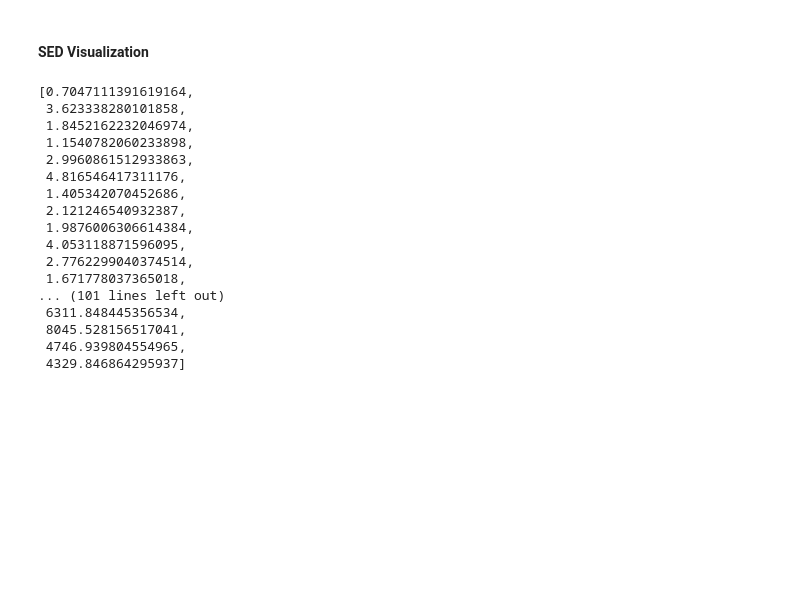
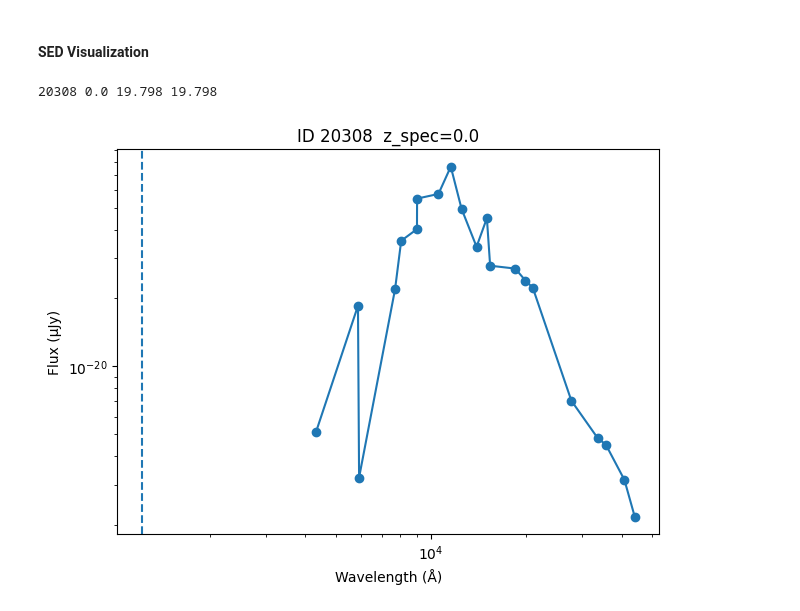
Before and after one commit to sfremy/my-eazy-jwst, a Jupyter notebook: scripts/eazy_imaging.ipynb, the cells around one changed output. Drawn from its saved outputs; the diff is of its cells as text; code cells hidden in the pictures; blank space fills up the shorter version.

Commit message:
sed visualizer

```diff
--- a/scripts/eazy_imaging.ipynb
+++ b/scripts/eazy_imaging.ipynb
@@ -348,22 +260,56 @@ wfc3-uvis
 # %% [markdown]
 #### SED Visualization
-# %%
-pivot_list
-# %% [output]
-[0.7047111391619164,
- 3.623338280101858,
- 1.8452162232046974,
- 1.1540782060233898,
- 2.9960861512933863,
- 4.816546417311176,
- 1.405342070452686,
- 2.121246540932387,
- 1.9876006306614384,
- 4.053118871596095,
- 2.7762299040374514,
- 1.671778037365018,
-... (101 lines left out)
- 6311.848445356534,
- 8045.528156517041,
- 4746.939804554965,
- 4329.846864295937]
+# %%
+# Select used filters per target & pick out low & high limit
+# Classify break fully/partially/not bracketed
+
+# Sort by delta_z and check for systematic trends
+import matplotlib.pyplot as plt
+
+def plot_sed(target, pivot_dict):
+
+    wavelengths = []
+    fluxes = []
+
+    for col in target.colnames:
+        if col.startswith("f_"):
+            flux = target[col]
+
+            if flux > 0:  # ignore missing/negative
+                filt = col.replace("f_", "")
+                if filt in pivot_dict:
+                    wavelengths.append(pivot_dict[filt])
+                    fluxes.append(flux)
+
+    wavelengths = np.array(wavelengths)
+    fluxes = np.array(fluxes)
+
+    # Sort by wavelength
+    order = np.argsort(wavelengths)
+    wavelengths = wavelengths[order]
+
+    c = 2.998e18  # Å/s
+    fluxes = fluxes[order]
+    fnu = fluxes * 1e-29  # μJy → erg/s/cm^2/Hz
+    flambda = fnu * c / (wavelengths**2)
+
+    plt.figure(figsize=(7,5))
+    plt.scatter(wavelengths, flambda)
+    plt.plot(wavelengths, flambda)
+    lya = 1216 * (1 + target['z_spec']) # Lyman-alpha wavelength at z_spec
+    plt.axvline(lya, linestyle='--')
+
+    plt.xlabel("Wavelength (Å)")
+    plt.ylabel("Flux (μJy)")
+    plt.title(f"ID {target['id']}  z_spec={target['z_spec']}")
+    plt.xscale("log")
+    plt.yscale("log")
+    plt.show()
+
+
+target = diagnostic_tab[0]
+print(target['id'], target['z_spec'], target['z_a'], target['delta_z'])
+plot_sed(target, pivot_dict)
+# %% [output]
+20308 0.0 19.798 19.798
+[figure, added]
```
Also changed, not shown: parts of 5 cells of this notebook.
